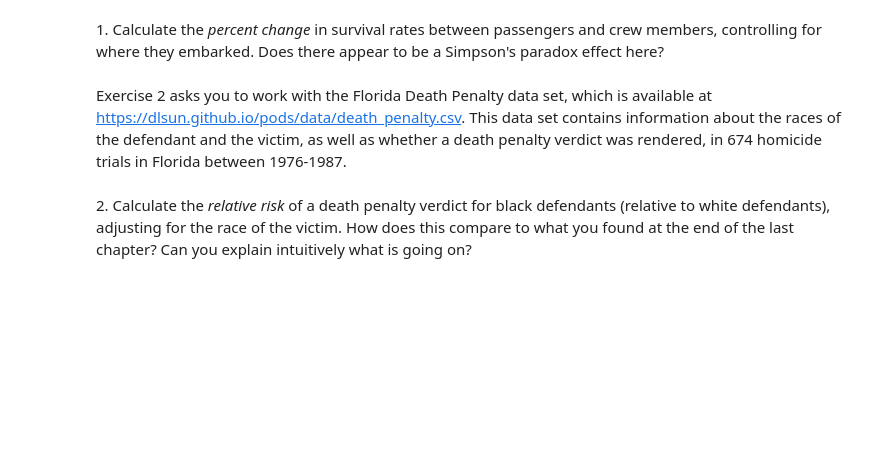
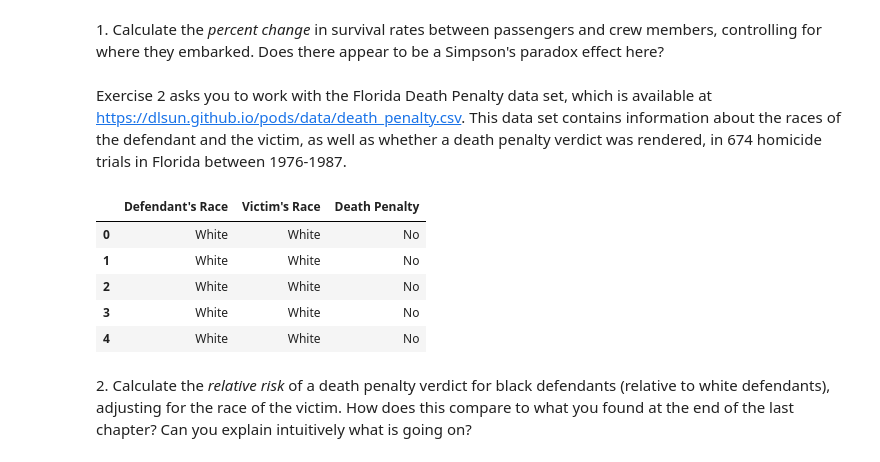
Before and after one commit to Hadiasemi/Data301, a Jupyter notebook: Copy_of_2_3_Multi_Way_Tables_and_Simpson's_Paradox.ipynb, the cells around one changed output. Cells and saved outputs as stored; diff of their text form; code cells hidden in the pictures; blank space fills up the shorter version.

```diff
--- a/Copy_of_2_3_Multi_Way_Tables_and_Simpson's_Paradox.ipynb
+++ b/Copy_of_2_3_Multi_Way_Tables_and_Simpson's_Paradox.ipynb
@@ -177,5 +238,15 @@ Simpson's Paradox means that we have to be careful when comparing proportions fr
 1\. Calculate the _percent change_ in survival rates between passengers and crew members, controlling for where they embarked. Does there appear to be a Simpson's paradox effect here?
 # %% [markdown]
 Exercise 2 asks you to work with the Florida Death Penalty data set, which is available at  https://dlsun.github.io/pods/data/death_penalty.csv. This data set contains information about the races of the defendant and the victim, as well as whether a death penalty verdict was rendered, in 674 homicide trials in Florida between 1976-1987.
+# %%
+df_death = pd.read_csv("https://dlsun.github.io/pods/data/death_penalty.csv")
+df_death.head()
+# %% [output]
+|  | Defendant's Race | Victim's Race | Death Penalty |
+| 0 | White | White | No |
+| 1 | White | White | No |
+| 2 | White | White | No |
+| 3 | White | White | No |
+| 4 | White | White | No |
 # %% [markdown]
 2\. Calculate the _relative risk_ of a death penalty verdict for black defendants (relative to white defendants), adjusting for the race of the victim. How does this compare to what you found at the end of the last chapter? Can you explain intuitively what is going on?
```
Also changed, not shown: parts of 17 cells of this notebook.
